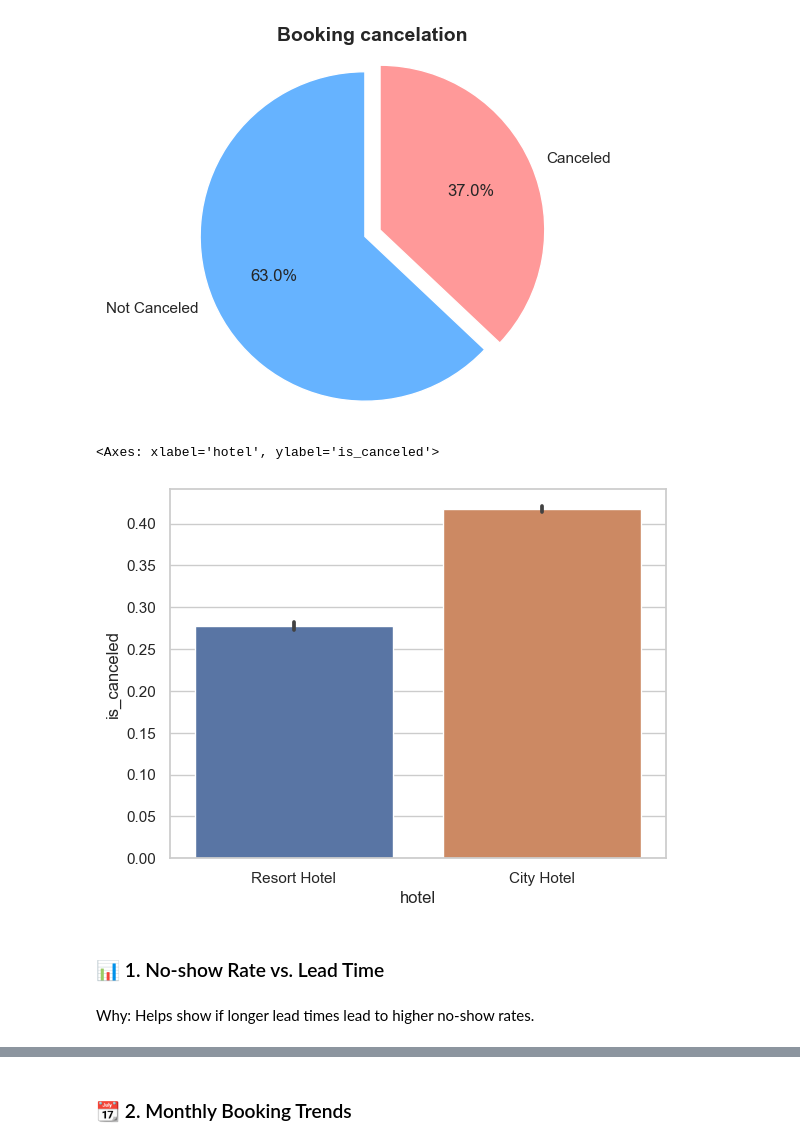
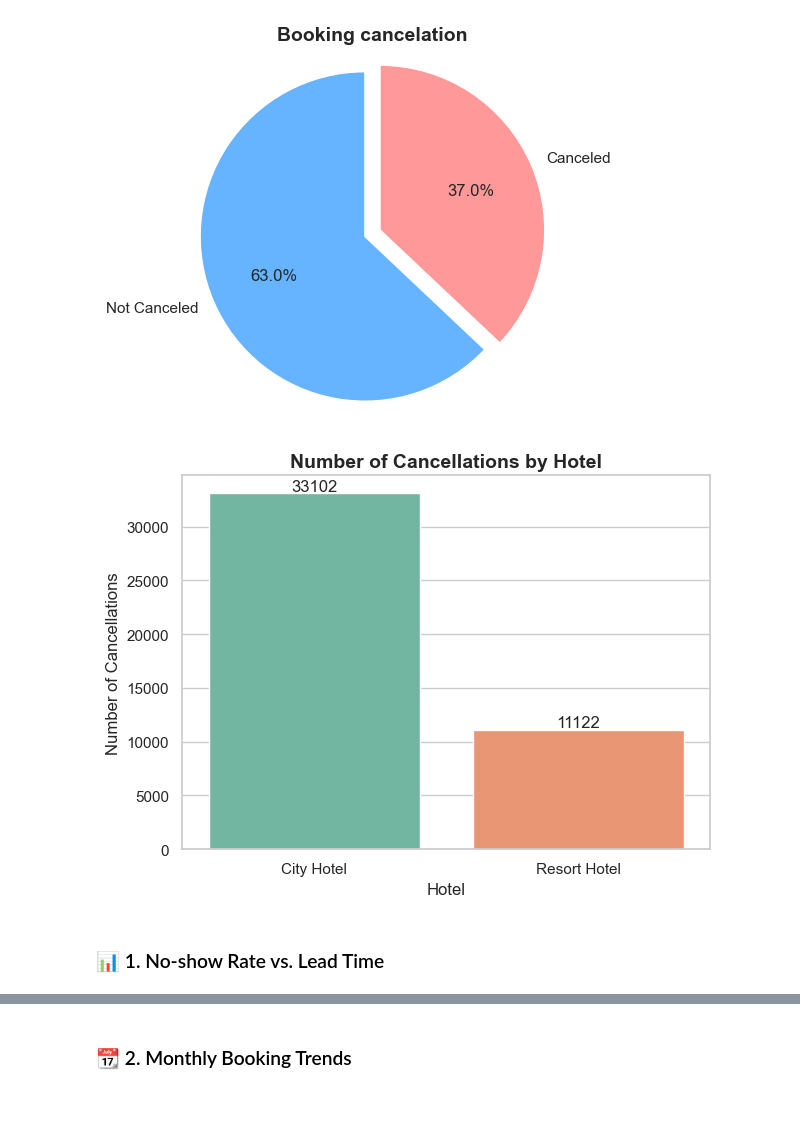
Before and after one commit to CharlesMalonRocha/Capstone-Group-Project, a Jupyter notebook: Overbooking solution.ipynb, the cells around one changed output, grey strips where cells are left out. Cells and saved outputs as stored; diff of their text form; code cells hidden in the pictures; blank space fills up the shorter version.

Commit message:
More plots
We will decide which of them are suitable

```diff
--- a/Overbooking solution.ipynb
+++ b/Overbooking solution.ipynb
@@ -143,13 +143,25 @@ plt.axis('equal')
 plt.show()
 # %% [output]
 [figure]
+# %%
+cancel_counts = df[df['is_canceled'] == 1]['hotel'].value_counts()
+
+sns.barplot(x=cancel_counts.index, y=cancel_counts.values, palette='Set2')
+plt.title('Number of Cancellations by Hotel', fontsize=14, weight='bold')
+plt.ylabel('Number of Cancellations')
+plt.xlabel('Hotel')
+
+for i, val in enumerate(cancel_counts.values):
+    plt.text(i, val + 200, str(val), ha='center')
+
+plt.tight_layout()
+plt.show()
+# %% [output]
+[figure, added]
 # %%
-# plot to show the rate of cancelation between the two hotels
-sns.barplot(x='hotel', y='is_canceled', data=df)
+# # plot to show the rate of cancelation between the two hotels
+# sns.barplot(x='hotel', y='is_canceled', data=df)
+# plt.title('Booking cancelation', fontsize=14, weight='bold')
+# plt.show()
-# %% [output]
-<Axes: xlabel='hotel', ylabel='is_canceled'>
-[figure, removed]
 # %% [markdown]
 ### 📊 1. No-show Rate vs. Lead Time
-# %% [markdown]
-Why: Helps show if longer lead times lead to higher no-show rates.
```
Also changed, not shown: parts of 35 cells of this notebook.
